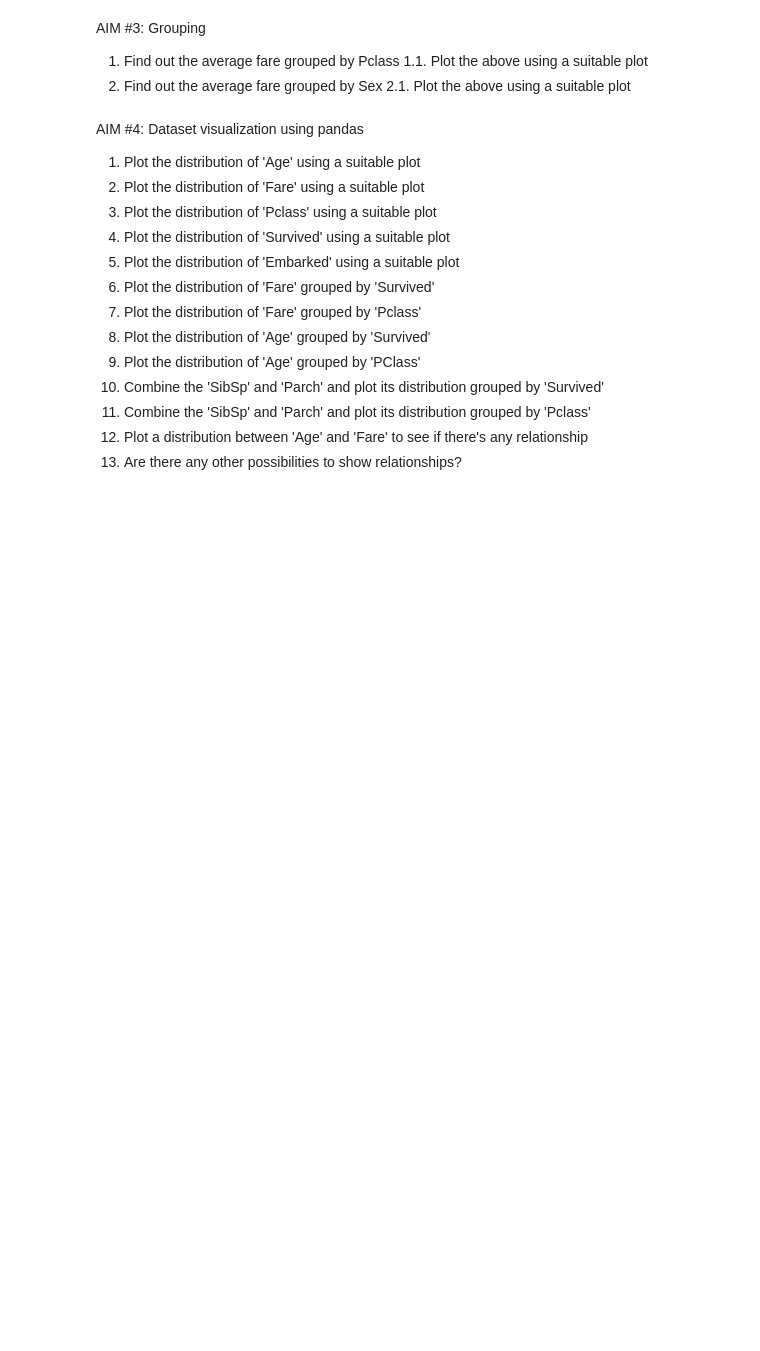
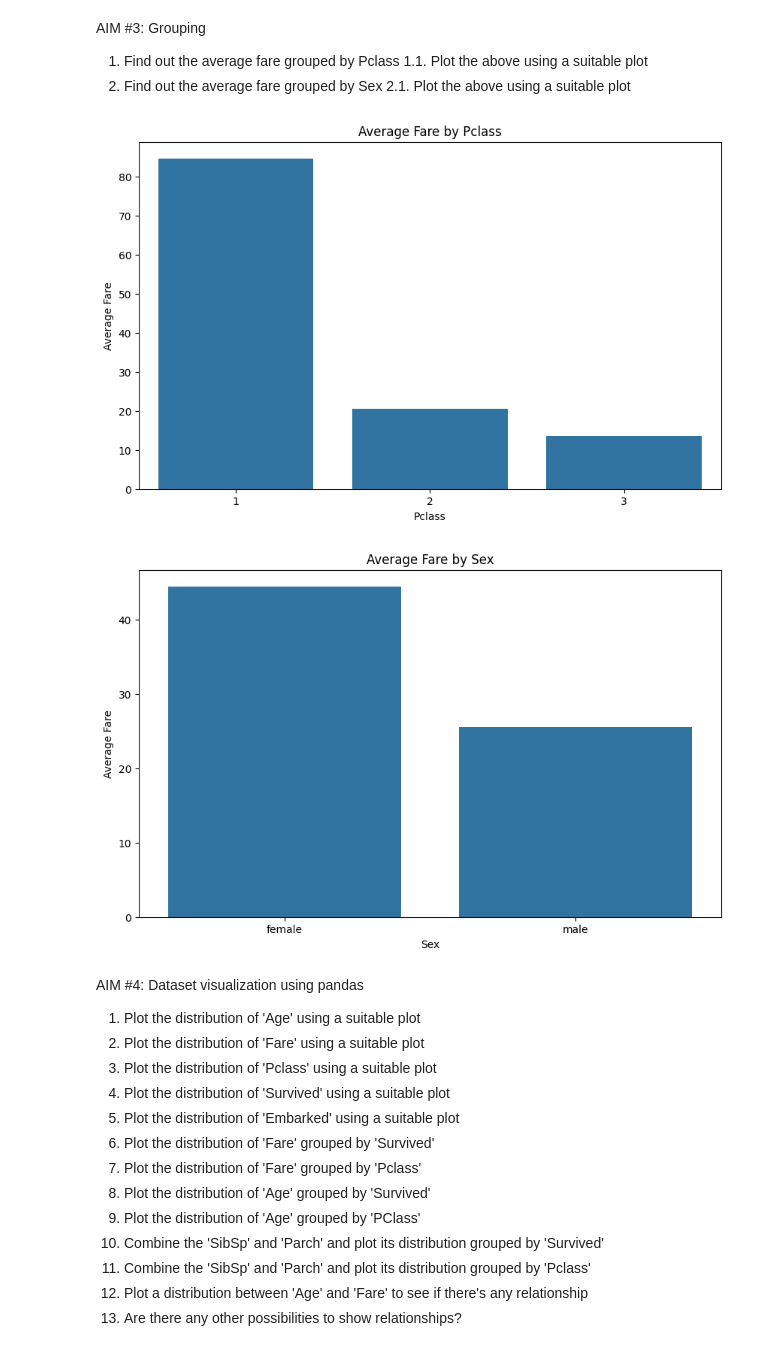
Before and after one commit to zyxcl99/ngex5, a Jupyter notebook: ngex5.ipynb, the cells around one changed output. Cells and saved outputs as stored; diff of their text form; code cells hidden in the pictures; blank space fills up the shorter version.

```diff
--- a/ngex5.ipynb
+++ b/ngex5.ipynb
@@ -24,6 +152,38 @@ AIM #3: Grouping
     1.1. Plot the above using a suitable plot
 2. Find out the average fare grouped by Sex
     2.1. Plot the above using a suitable plot
+# %%
+import pandas as pd
+import matplotlib.pyplot as plt
+import seaborn as sns
+
+df = pd.read_csv('C:/Users/zyx/Desktop/python作业/exercise/ngex5/titanic.csv')
+
+# Convert 'Fare' to numeric, forcing any non-numeric values to NaN
+df['Fare'] = pd.to_numeric(df['Fare'], errors='coerce')
+
+avg_fare_pclass = df.groupby('Pclass')['Fare'].mean()
+
+plt.figure(figsize=(10, 6))
+sns.barplot(x=avg_fare_pclass.index, y=avg_fare_pclass.values)
+plt.title('Average Fare by Pclass')
+plt.xlabel('Pclass')
+plt.ylabel('Average Fare')
+plt.xticks(rotation=0)
+plt.show()
+
+avg_fare_sex = df.groupby('Sex')['Fare'].mean()
+
+plt.figure(figsize=(10, 6))
+sns.barplot(x=avg_fare_sex.index, y=avg_fare_sex.values)
+plt.title('Average Fare by Sex')
+plt.xlabel('Sex')
+plt.ylabel('Average Fare')
+plt.xticks(rotation=0)
+plt.show()
+# %% [output]
+[figure, added]
+[figure, added]
 # %% [markdown]
 AIM #4: Dataset visualization using pandas
 
```
Also changed, not shown: parts of 3 cells of this notebook.
